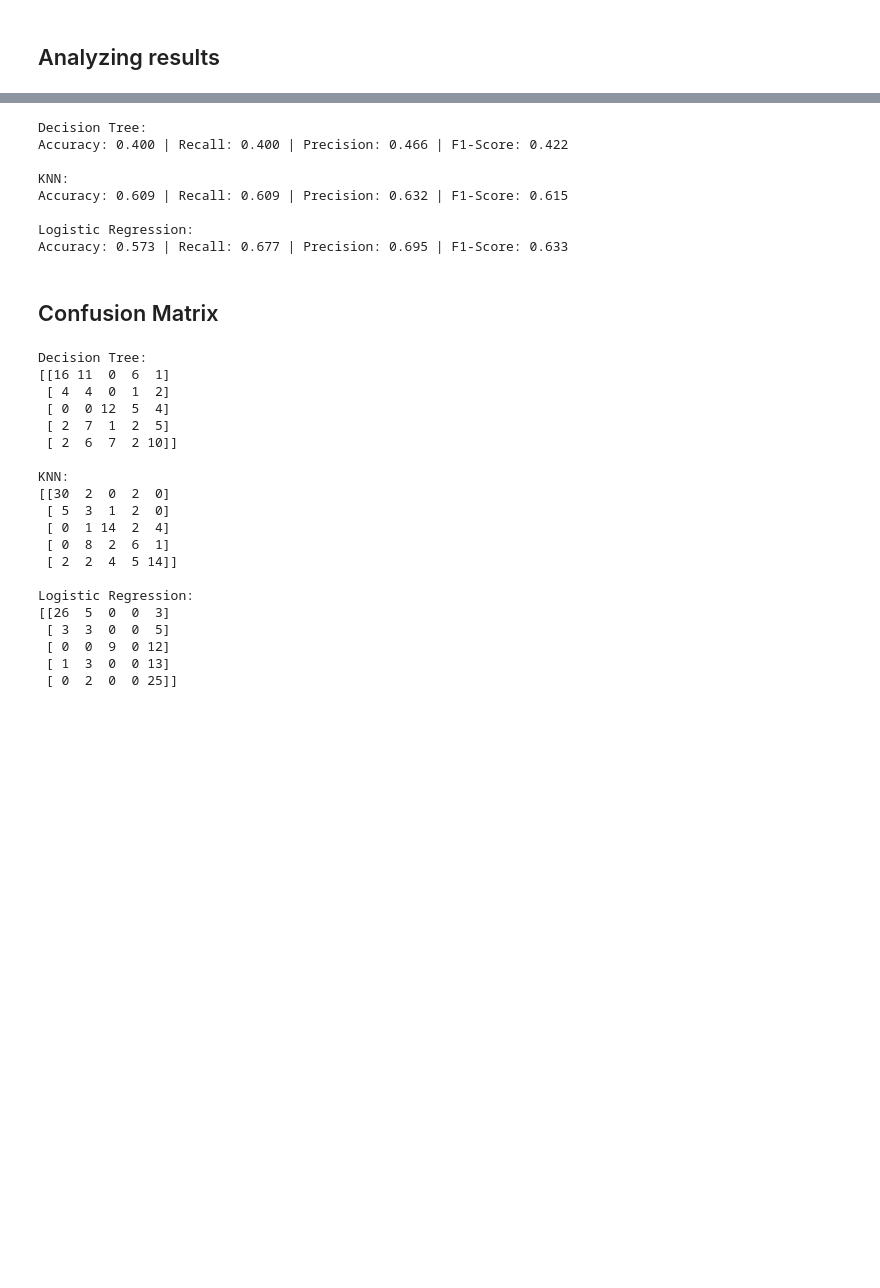
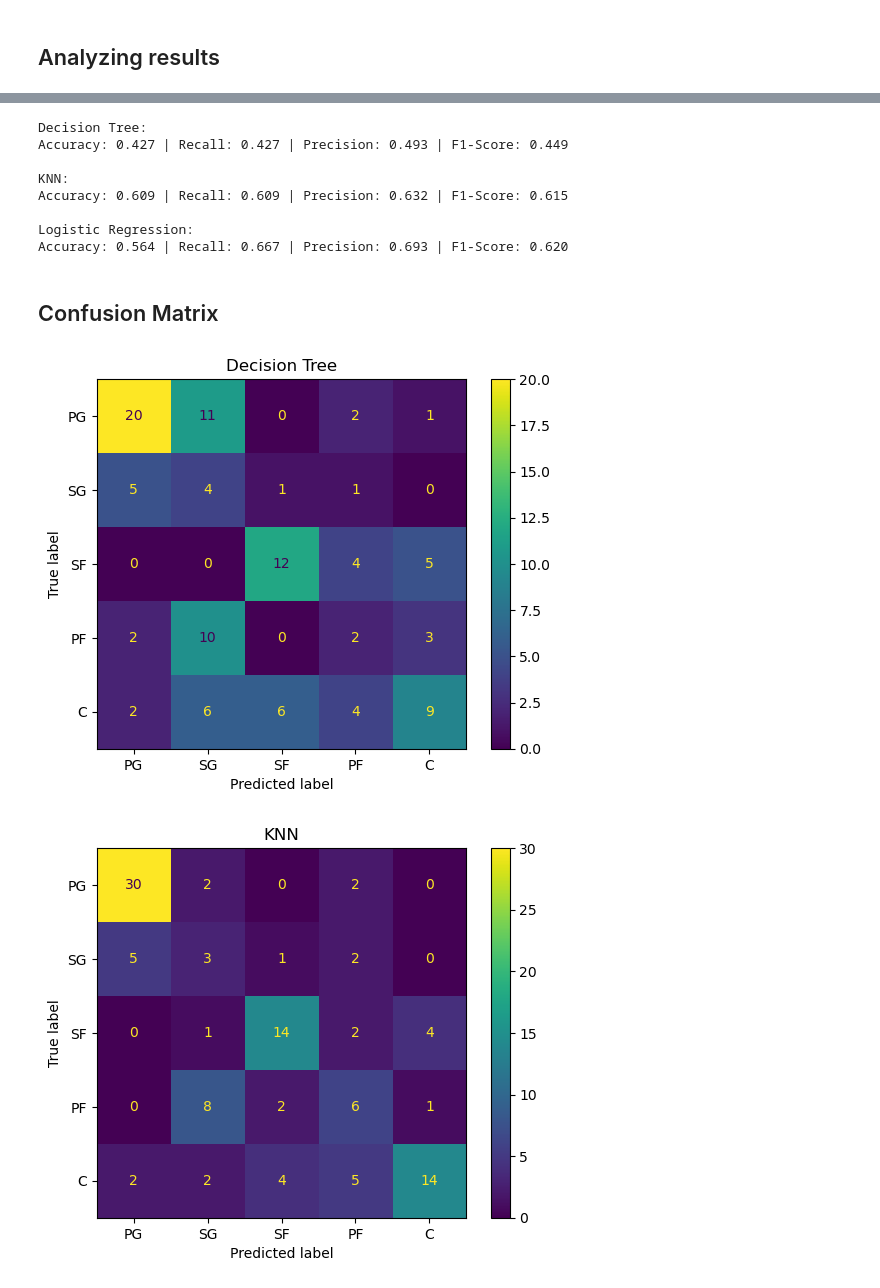
Before and after one commit to Wmvieira/seasson-22-23-analysis, a Jupyter notebook: predictions.ipynb, the cells around one changed output, grey strips where cells are left out. Saved outputs shown, nothing was run; the diff lists cells and outputs as text; code cells hidden in the pictures; blank space fills up the shorter version.

```diff
--- a/predictions.ipynb
+++ b/predictions.ipynb
@@ -19,6 +19,12 @@ df = df[df['Pos'].notna()]
 
 # Keep only the columns needed
 df = df[['Player', 'Pos', 'G', 'MP'] + NUMERIC_COLUMNS]
+
+# Add efficiency columns
+df['Offensive Efficiency'] = (df['FG'] + df['3P'] + df['2P'] + df['FT'] + df['PTS']) / 5
+df['Defensive Efficiency'] = (df['TRB'] + df['STL'] + df['BLK']) / 3
+df['Total Efficiency'] = (df['Offensive Efficiency'] + df['Defensive Efficiency']) / 2
+df['Game Impact'] = (df['PTS'] + df['AST'] + df['TRB'] + df['STL'] + df['BLK']) / 5
 
 # Normalize position values
 def normalize(x):
@@ -90,6 +96,10 @@ def print_results(y_pred):
     f1 = f1_score(y_test, y_pred, average='weighted', labels=np.unique(y_pred))
 
     print(f"Accuracy: {accuracy:.3f} | Recall: {recall:.3f} | Precision: {precision:.3f} | F1-Score: {f1:.3f}\n")
+
+def plot_confusion_matrix(y_pred, title):
+    disp = ConfusionMatrixDisplay.from_predictions(y_test, y_pred, display_labels=POSITIONS)
+    disp.ax_.set_title(title)
 # %% [markdown]
 ## Analyzing results
 # %%
@@ -137,47 +160,21 @@ prepare(x_cols=['TRB', 'AST', 'STL', 'BLK', '2P%', '3P%'], y_cols='Pos')
 run_predictions()
 # %% [output]
 Decision Tree:
-Accuracy: 0.400 | Recall: 0.400 | Precision: 0.466 | F1-Score: 0.422
+Accuracy: 0.427 | Recall: 0.427 | Precision: 0.493 | F1-Score: 0.449
 
 KNN:
 Accuracy: 0.609 | Recall: 0.609 | Precision: 0.632 | F1-Score: 0.615
 
 Logistic Regression:
-Accuracy: 0.573 | Recall: 0.677 | Precision: 0.695 | F1-Score: 0.633
+Accuracy: 0.564 | Recall: 0.667 | Precision: 0.693 | F1-Score: 0.620
 # %% [markdown]
 ## Confusion Matrix
 # %%
 prepare(x_cols=['TRB', 'AST', 'STL', 'BLK', '2P%', '3P%'], y_cols='Pos')
 
-dt_prediction = decision_tree()
-knn_prediction = knn()
-lr_prediction = logistic_regression()
-
-cm_dt = confusion_matrix(y_test, dt_prediction)
-cm_knn = confusion_matrix(y_test, knn_prediction)
-cm_lr = confusion_matrix(y_test, lr_prediction)
-
-print(f"Decision Tree: \n{cm_dt}\n")
-print(f"KNN: \n{cm_knn}\n")
-print(f"Logistic Regression: \n{cm_lr}")
+plot_confusion_matrix(decision_tree(), "Decision Tree")
+plot_confusion_matrix(knn(), "KNN")
+plot_confusion_matrix(logistic_regression(), "Logistic Regression")
 # %% [output]
-Decision Tree:
-[[16 11  0  6  1]
- [ 4  4  0  1  2]
- [ 0  0 12  5  4]
- [ 2  7  1  2  5]
- [ 2  6  7  2 10]]
-
-KNN:
-[[30  2  0  2  0]
- [ 5  3  1  2  0]
- [ 0  1 14  2  4]
- [ 0  8  2  6  1]
- [ 2  2  4  5 14]]
-
-Logistic Regression:
-[[26  5  0  0  3]
- [ 3  3  0  0  5]
- [ 0  0  9  0 12]
- [ 1  3  0  0 13]
- [ 0  2  0  0 25]]
+[figure, added]
+[figure, added]
```
Also changed, not shown: parts of 6 cells of this notebook.
